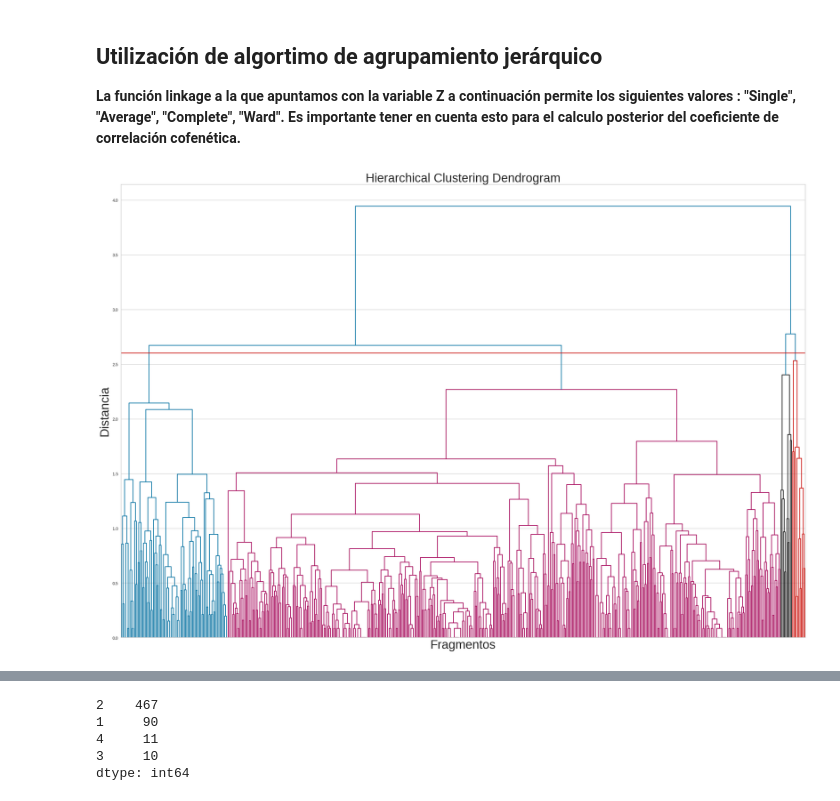
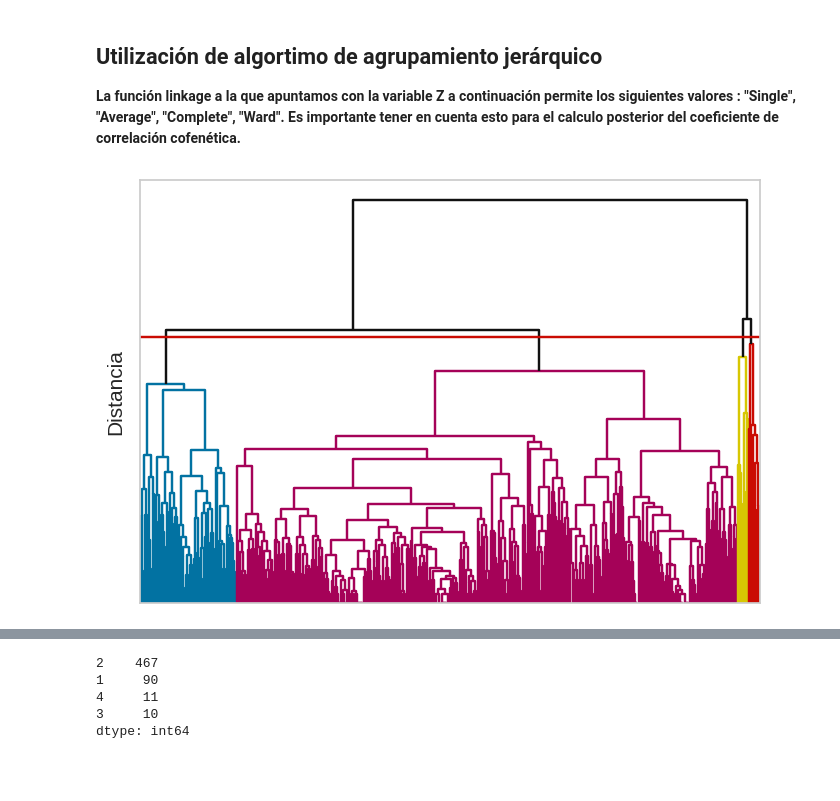
Before and after one commit to Daniel-SanchezG/Un-modelo-de-juguete, a Jupyter notebook: CCA_Clustering.ipynb, the cells around one changed output, grey strips where cells are left out. Saved outputs shown, nothing was run; the diff lists cells and outputs as text; code cells hidden in the pictures; blank space fills up the shorter version.

```diff
--- a/CCA_Clustering.ipynb
+++ b/CCA_Clustering.ipynb
@@ -93,16 +93,20 @@ array([[0.        , 0.17063493, 0.1388889 , ..., 0.16865079, 0.19097222,
 # %%
 # CLustering jerarquico
 max_d= 2.6
 Z = linkage(D, 'average')
-set_link_color_palette(['b', 'm', 'k', 'r'])
-fig = plt.figure(figsize=(30, 20), linewidth=2)
+set_link_color_palette(['b', 'm', 'y', 'r'])
+#fig = plt.figure(figsize=(30, 30), linewidth=0.1)
+fig,ax = plt.subplots(1)
 
-dn = dendrogram(Z, color_threshold=max_d, no_labels=True)
+dn = dendrogram(Z, color_threshold=max_d, above_threshold_color='k', no_labels=True)
 plt.axhline(y=max_d, xmin=0, xmax=577, color='r')
-plt.title('Hierarchical Clustering Dendrogram',fontsize=30)
-plt.xlabel('Fragmentos', fontsize=30)
-plt.ylabel('Distancia', fontsize=30)
-#plt.savefig("/home/dsg/Escritorio/CCA2024/figures/dendrograma.png",bbox_inches='tight')
+#plt.title('Hierarchical Clustering Dendrogram',fontsize=30)
+#plt.xlabel('Fragmentos', fontsize=30)
+plt.ylabel('Distancia', fontsize=15)
+ax.set_yticklabels([])
+ax.grid(False)
+#plt.set_yticklabels([])
+plt.savefig("/home/dsg/CCA2024/figures/dendrograma_aceptable.png",bbox_inches='tight')
 plt.show()
 # %% [output]
-[figure, old version]
+[figure, new version]
```
Also changed, not shown: parts of 1 cell of this notebook, 3 other files.
